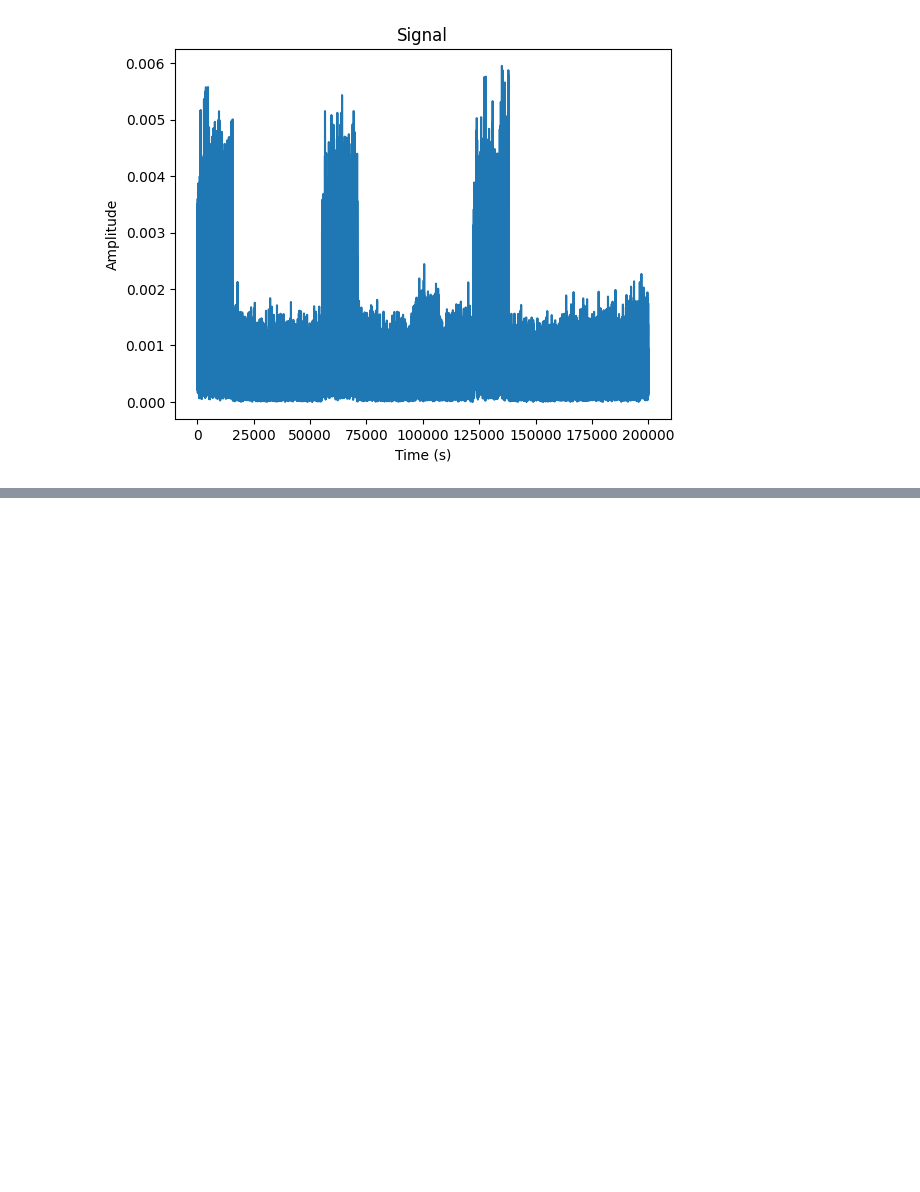
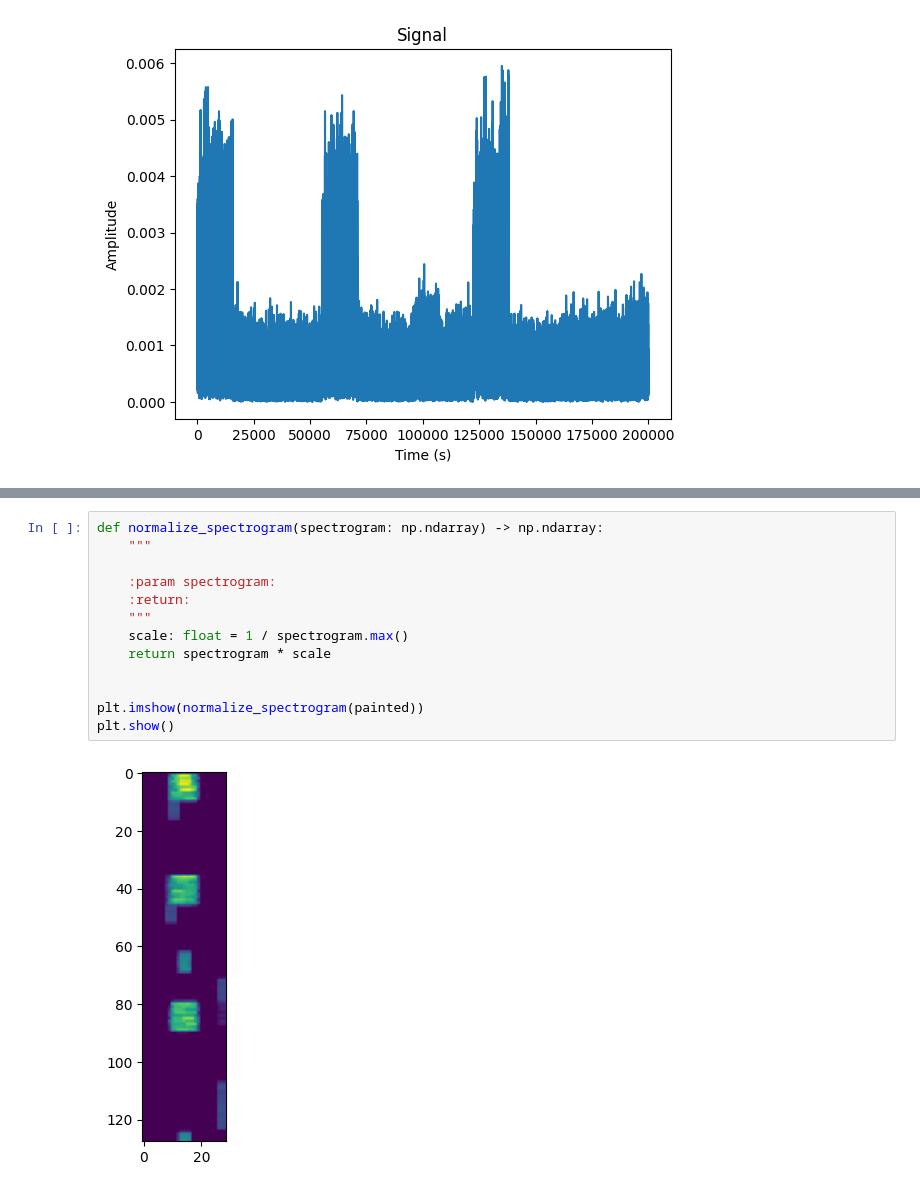
Before and after one commit to sds100/TinyMLSpectrumSensing, a Jupyter notebook: spectrum-painting.ipynb, the cells around one changed output, grey strips where cells are left out. Saved outputs shown, nothing was run; the diff lists cells and outputs as text; blank space fills up the shorter version.

```diff
--- a/spectrum-painting.ipynb
+++ b/spectrum-painting.ipynb
@@ -154,0 +170,15 @@ plot_augmented(spectrogram=downsampled, K=3, L=16, D=4)
+# %%
+def normalize_spectrogram(spectrogram: np.ndarray) -> np.ndarray:
+    """
+
+    :param spectrogram:
+    :return:
+    """
+    scale: float = 1 / spectrogram.max()
+    return spectrogram * scale
+
+
+plt.imshow(normalize_spectrogram(painted))
+plt.show()
+# %% [output]
+[figure, added]
```
Also changed, not shown: parts of 6 cells of this notebook, 1 other file.
